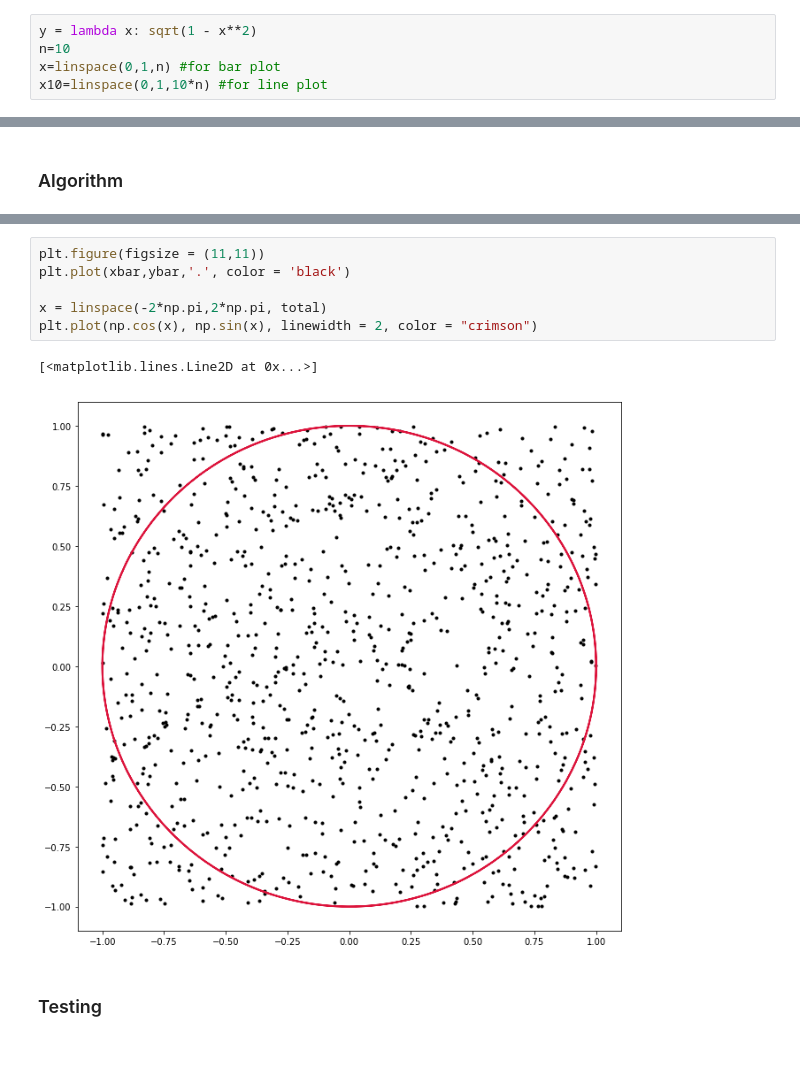
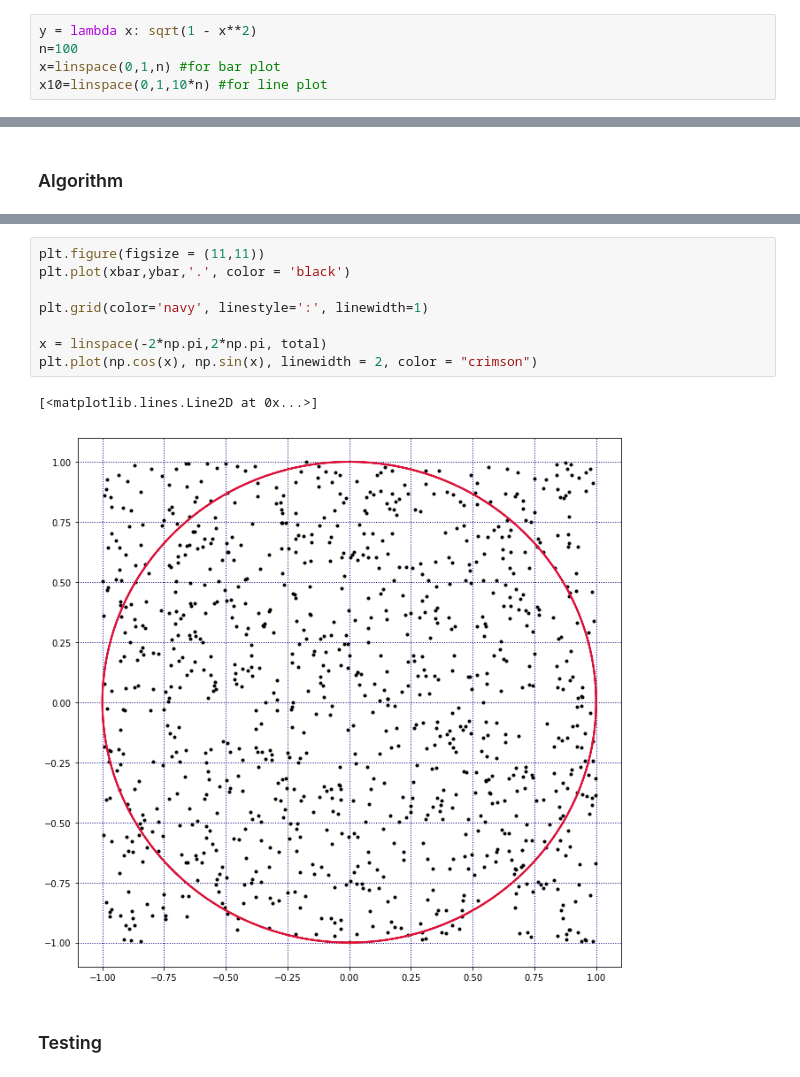
Before and after one commit to hananabousaleh/hananabousaleh, a Jupyter notebook: Labs/2 - ESTIMATING PI (riemann sums, monte carlo).ipynb, the cells around one changed output, grey strips where cells are left out. Drawn from its saved outputs; the diff is of its cells as text.

```diff
--- a/Labs/2 - ESTIMATING PI (riemann sums, monte carlo).ipynb
+++ b/Labs/2 - ESTIMATING PI (riemann sums, monte carlo).ipynb
@@ -24,7 +24,7 @@ Populating the interactive namespace from numpy and matplotlib
 * circumference is at $y = \sqrt{r^2 - x^2}$, and $r=1$
 # %%
 y = lambda x: sqrt(1 - x**2)
-n=10
+n=100
 x=linspace(0,1,n) #for bar plot
 x10=linspace(0,1,10*n) #for line plot
 # %%
@@ -104,12 +105,14 @@ print(pi)
 # %%
 plt.figure(figsize = (11,11))
 plt.plot(xbar,ybar,'.', color = 'black')
 
+plt.grid(color='navy', linestyle=':', linewidth=1)
+
 x = linspace(-2*np.pi,2*np.pi, total)
 plt.plot(np.cos(x), np.sin(x), linewidth = 2, color = "crimson")
 # %% [output]
 [<matplotlib.lines.Line2D at 0x...>]
-[figure, old version]
+[figure, new version]
 # %% [markdown]
 ### Testing
 # %% [markdown]
```
Also changed, not shown: parts of 3 cells of this notebook, 2 other files.
